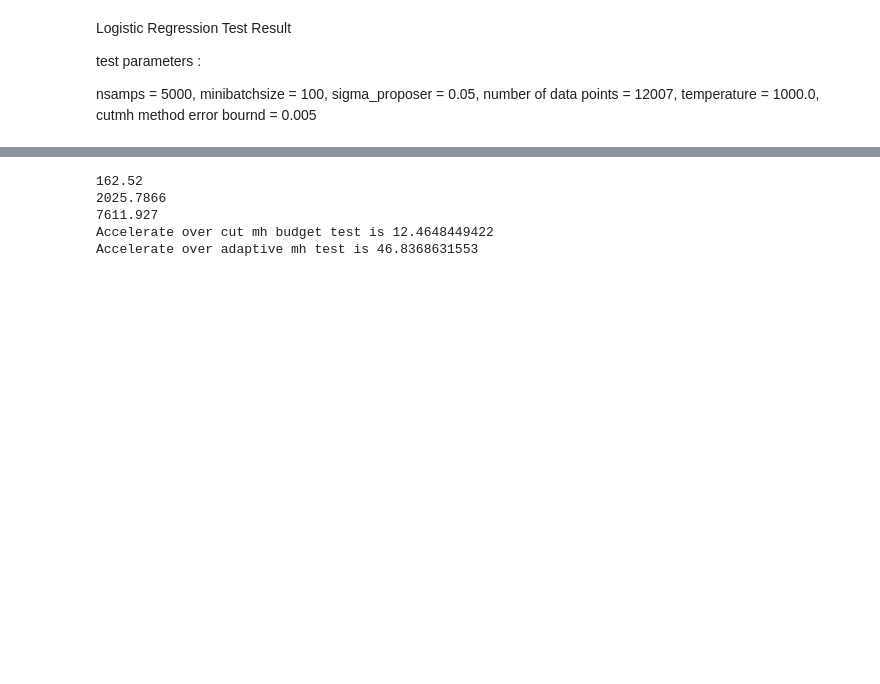
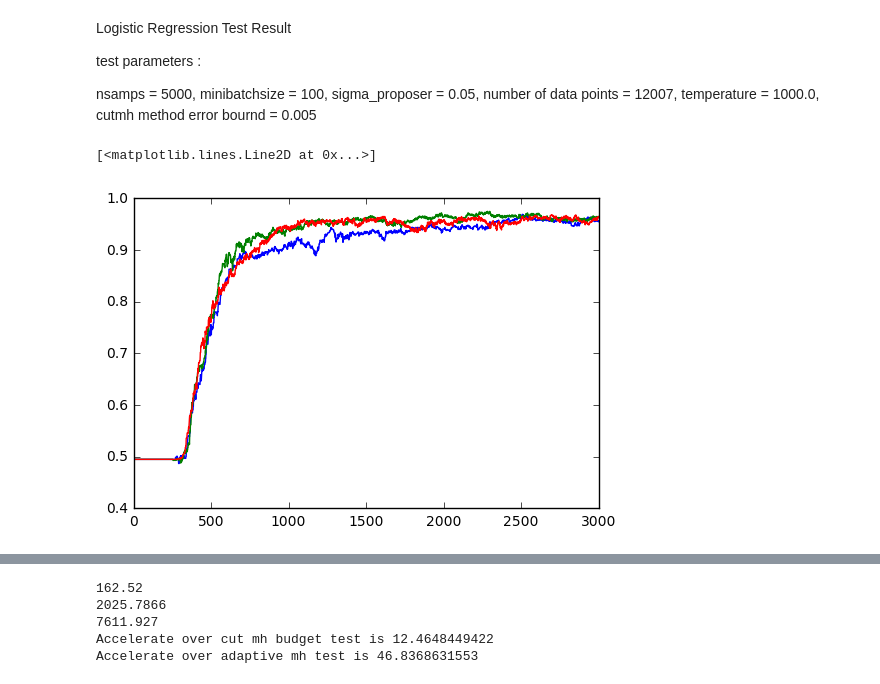
Before and after one commit to DanielTakeshi/New_MH_Test, a Jupyter notebook: code/plot_result_logisticRegression.ipynb, the cells around one changed output, grey strips where cells are left out. Drawn from its saved outputs; the diff is of its cells as text; code cells hidden in the pictures; blank space fills up the shorter version.

```diff
--- a/code/plot_result_logisticRegression.ipynb
+++ b/code/plot_result_logisticRegression.ipynb
@@ -27,37 +29,46 @@ nsamps = 5000, minibatchsize = 100, sigma_proposer = 0.05, number of data points
 
 # Let's get the file (df = data file) with all the matrices inside it.
 df = h5py.File('logisticdata.mat');
-N = 5000
+N = 3000
 
 # The actual "theta" samples.
 samples_ours = np.array(df['samples_ours'])
 samples_kora = np.array(df['samples_kora'])
 samples_bard = np.array(df['samples_bard'])
 
 # The cumulative MB sizes.
 cum_size_ours = np.array(df['cum_size_ours'])
 cum_size_kora = np.array(df['cum_size_kora'])
 cum_size_bard = np.array(df['cum_size_bard'])
 
 # The per-iteration mini-batch sizes.
 mb_size_ours = np.array(df['mb_size_ours'])
 mb_size_kora = np.array(df['mb_size_kora'])
 mb_size_bard = np.array(df['mb_size_bard'])
 
 # LL on training set
 ll_train_ours = np.array(df['ll_train_ours'])
 ll_train_kora = np.array(df['ll_train_kora'])
 ll_train_bard = np.array(df['ll_train_bard'])
 
 # LL on testing set (we should probably be using this)
 ll_test_ours = np.array(df['ll_test_ours']).reshape(N,1)
 ll_test_kora = np.array(df['ll_test_kora']).reshape(N,1)
 ll_test_bard = np.array(df['ll_test_bard']).reshape(N,1)
 
 # Finally, accuracy!!
 accuracy_ours = np.array(df['accuracy_ours']).reshape(N,1)
 accuracy_kora = np.array(df['accuracy_kora']).reshape(N,1)
 accuracy_bard = np.array(df['accuracy_bard']).reshape(N,1)
+
+
+plt.figure()
+plt.plot(accuracy_ours)
+plt.plot(accuracy_kora)
+plt.plot(accuracy_bard)
+# %% [output]
+[<matplotlib.lines.Line2D at 0x...>]
+[figure, added]
 # %%
 """
 Now we can plot the *performance* on Logistic Regression.
```
Also changed, not shown: parts of 2 cells of this notebook, 4 other files.
